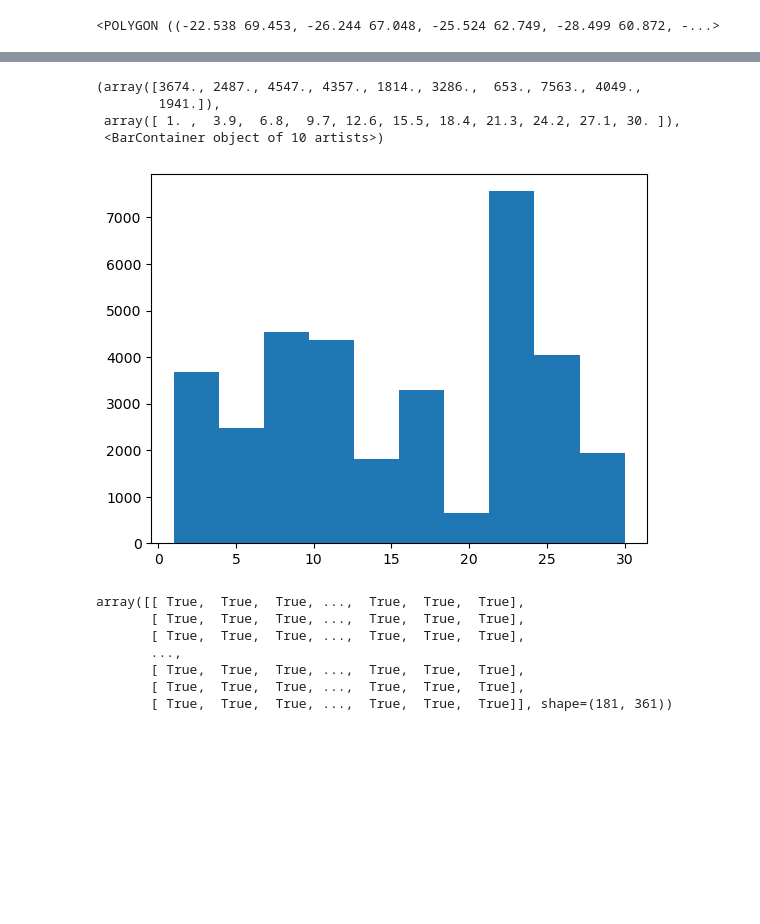
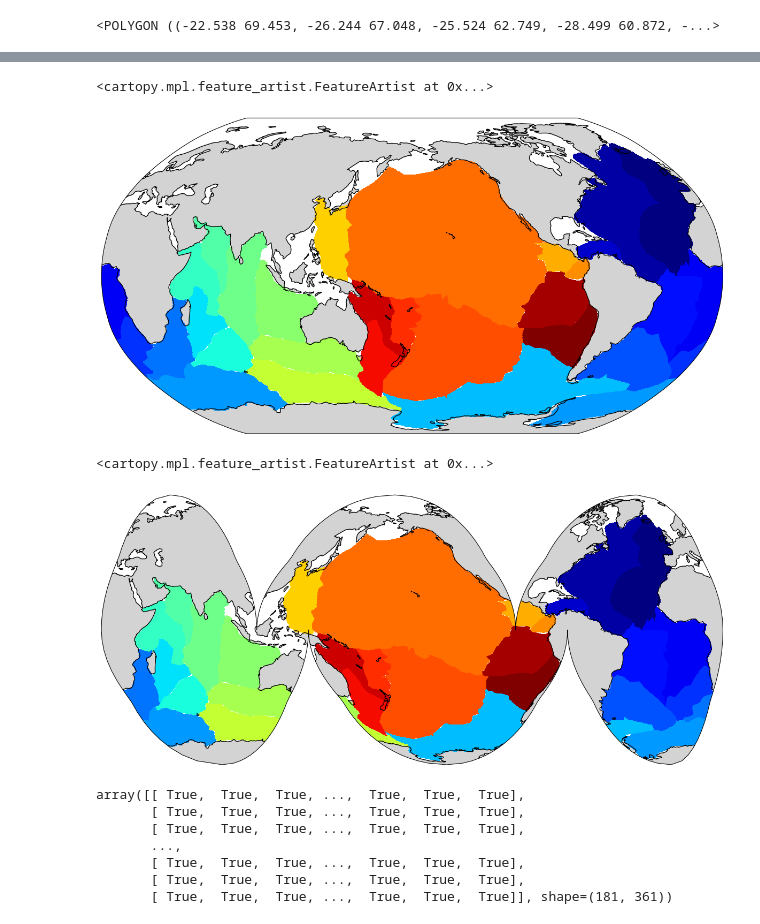
Before and after one commit to PedroVelez/GlobalOceanAnalysisWOCE, a Jupyter notebook: CreaCuencas/CreateMask.ipynb, the cells around one changed output, grey strips where cells are left out. Saved outputs shown, nothing was run; the diff lists cells and outputs as text; code cells hidden in the pictures; blank space fills up the shorter version.

```diff
--- a/CreaCuencas/CreateMask.ipynb
+++ b/CreaCuencas/CreateMask.ipynb
@@ -105,22 +105,4 @@ for file, vZ in filesP.items():
     demPolygon = Polygon(np.column_stack((df.lon, df.lat)))
     mask = contains_xy(demPolygon, lon_grid, lat_grid)
     Z[mask] = vZ
-# %%
-
-Z_filled = Z.copy()
-
-for j in range(1, Z.shape[1]-1):  # evitamos bordes
-    nan_mask = np.isnan(Z[:, j])
-
-    # NaN con vecinos válidos a izquierda y derecha
-    valid_left  = ~np.isnan(Z[:, j-1])
-    valid_right = ~np.isnan(Z[:, j+1])
-
-    # solo NaNs aislados
-    mask = nan_mask & valid_left & valid_right
-
-    # rellenar (elige cómo)
-    Z_filled[mask, j] = Z[mask, j-1]
-
-Z=Z_filled
 # %%
@@ -140,11 +122,28 @@ cbar = fig.colorbar(pcm, ax=ax)
+# %%
+fig, ax = plt.subplots(figsize=(15,10),
+    subplot_kw={'projection': ccrs.Robinson(central_longitude=180)})
+pcm = ax.pcolormesh(lon_grid, lat_grid, Z,transform=ccrs.PlateCarree(),
+                    cmap='jet')
+
+ax.set_global()
+ax.coastlines(resolution='110m')
+ax.add_feature(cfeature.LAND, facecolor='lightgray')
+#cbar = fig.colorbar(pcm, ax=ax)
+# %% [output]
+<cartopy.mpl.feature_artist.FeatureArtist at 0x...>
+[figure, added]
 # %%
-plt.hist(Z.flatten())
+fig, ax = plt.subplots(figsize=(15,10),
+    subplot_kw={'projection': ccrs.InterruptedGoodeHomolosine(central_longitude=-160,emphasis='ocean')})
+pcm = ax.pcolormesh(lon_grid, lat_grid, Z,transform=ccrs.PlateCarree(),
+                    cmap='jet')
+ax.set_global()
+ax.coastlines(resolution='110m')
+ax.add_feature(cfeature.LAND, facecolor='lightgray')
+#cbar = fig.colorbar(pcm, ax=ax)
 # %% [output]
-(array([3674., 2487., 4547., 4357., 1814., 3286.,  653., 7563., 4049.,
-        1941.]),
- array([ 1. ,  3.9,  6.8,  9.7, 12.6, 15.5, 18.4, 21.3, 24.2, 27.1, 30. ]),
- <BarContainer object of 10 artists>)
+<cartopy.mpl.feature_artist.FeatureArtist at 0x...>
-[figure, old version]
+[figure, new version]
 # %%
 mask_nan = np.isnan(Z)
 # %%
```
Also changed, not shown: parts of 1 cell of this notebook, 1 other file.
